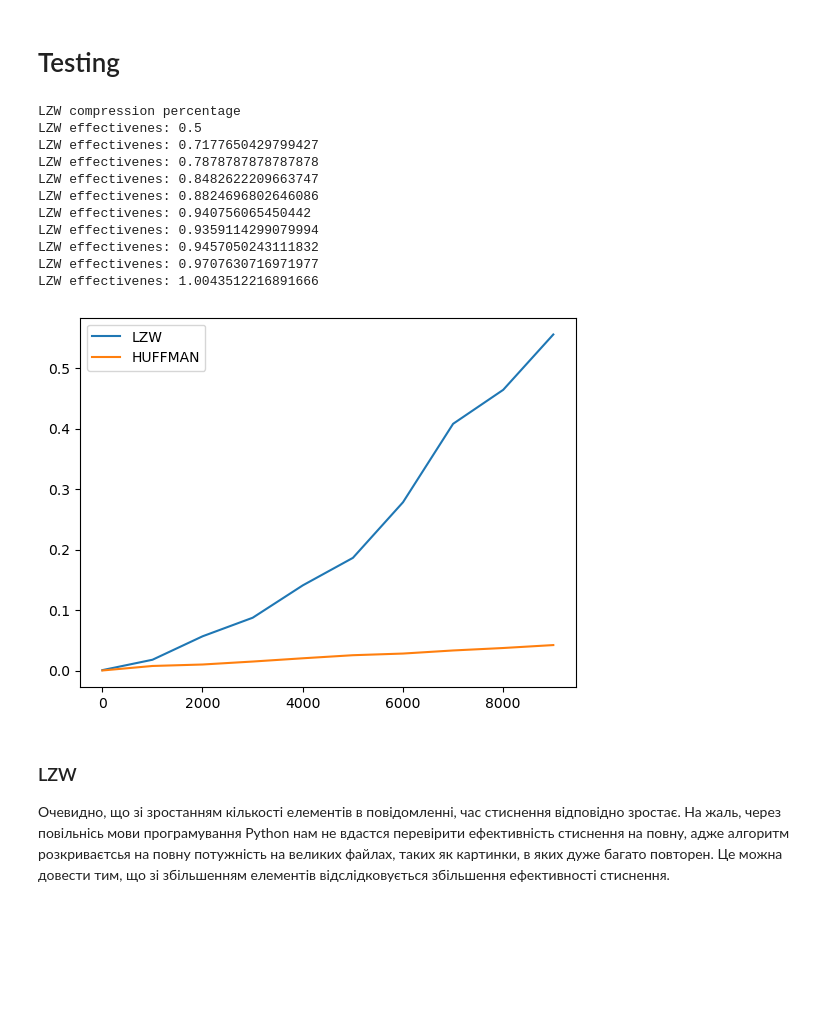
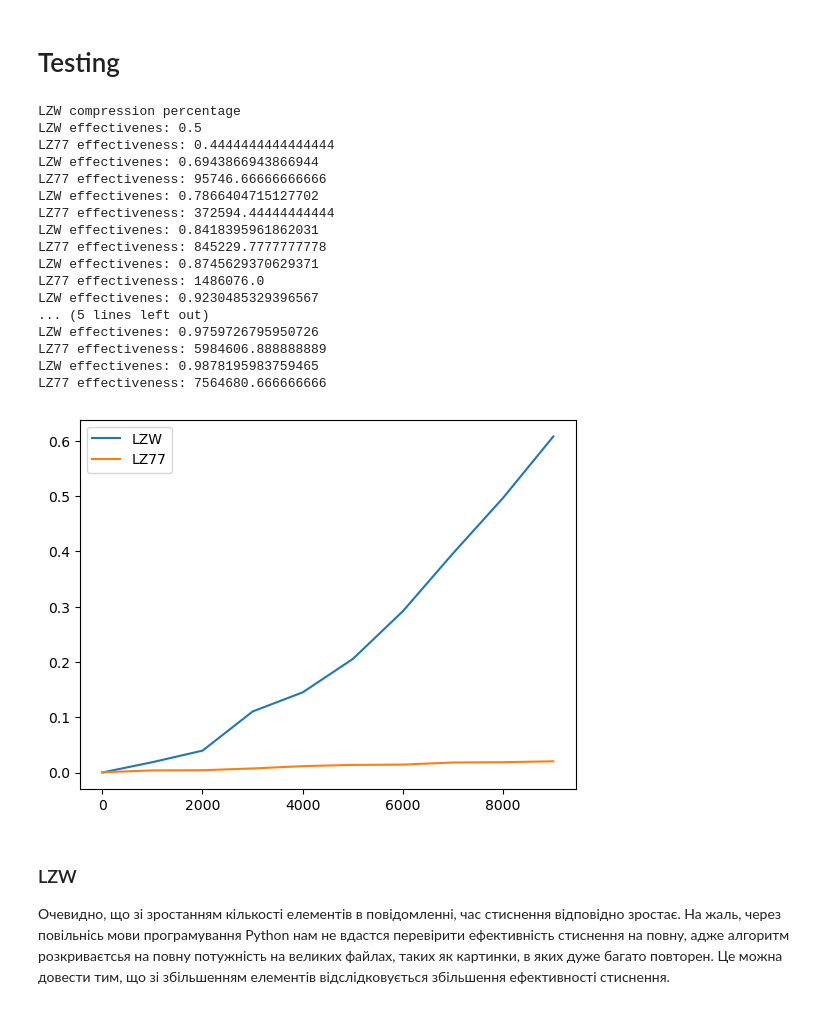
Before and after one commit to BlueSkyAndSomeCurses/sem_2_disc_lab_2, a Jupyter notebook: Lab2Template.ipynb, the cells around one changed output. Drawn from its saved outputs; the diff is of its cells as text; code cells hidden in the pictures; blank space fills up the shorter version.

```diff
--- a/Lab2Template.ipynb
+++ b/Lab2Template.ipynb
@@ -81,11 +81,3 @@ class Huffman:
                     curr_code = ""
                     break
         return decoded
-
-test = 'abracadabra'
-h = Huffman()
-tree = h.build_tree(test)
-tree
-codes = h.calculate_codes(tree)
-code = h.encode(test)
-h.decode(code,codes)
@@ -150,13 +140,3 @@ class LZW:
 # Алгоритм LZ77
 
 Потрібно заміряти розміри саме тексту, проте для роботи доцільно використовувати список тюплів, тому для зручності варто імплементувати додаткові алгоритми _text2list та _list2text
-# %%
-class LZ77:
-    def __init__(self, buffer_size: int):
-        pass
-
-    def encode(self, text: str) -> str:
-        pass
-
-    def decode(self, code: str) -> str:
-        pass
@@ -178,51 +206,61 @@ class Deflate:
 X = [i for i in lengths]
 Y_LZW = []
 Y_HUFFMAN = []
+Y_LZ77 = []
+
 
 beg = 1
 print("LZW compression percentage")
 for i in lengths:
 
     to_code = randomword(i)
     start = time()
     code, dict_ = LZW().encode(to_code)
     decoded = LZW().decode(code, dict_)
     Y_LZW.append(time()-start)
     assert to_code == decoded
 
     print("LZW effectivenes:",i / (len(code) + len(dict_)))
 
     start = time()
+    lz777 = LZ77(5)
+    encoded = lz777.encode(to_code)
+    decoded = lz777.decode(encoded)
+    Y_LZ77.append(time()-start)
+    assert decoded == to_code
 
-    h = Huffman()
-    codes = h.calculate_codes(tree)
-    code = h.encode(to_code)
-    decoded = h.decode(code,codes)
-    Y_HUFFMAN.append(time()-start)
-    assert to_code==decoded
+    print("LZ77 effectiveness:", i / 9*len(encoded))
+
 
 
 
 plt.plot(X, Y_LZW, label = "LZW")
-plt.plot(X, Y_HUFFMAN, label = "HUFFMAN")
+# plt.plot(X, Y_HUFFMAN, label = "HUFFMAN")
+plt.plot(X, Y_LZ77, label = "LZ77")
 plt.xlabel = "length of string"
 plt.ylabel = "time perfomance"
 
 plt.legend()
 plt.show()
 # %% [output]
 LZW compression percentage
 LZW effectivenes: 0.5
-LZW effectivenes: 0.7177650429799427
-LZW effectivenes: 0.7878787878787878
-LZW effectivenes: 0.8482622209663747
-LZW effectivenes: 0.8824696802646086
-LZW effectivenes: 0.940756065450442
-LZW effectivenes: 0.9359114299079994
-LZW effectivenes: 0.9457050243111832
-LZW effectivenes: 0.9707630716971977
-LZW effectivenes: 1.0043512216891666
+LZ77 effectiveness: 0.4444444444444444
+LZW effectivenes: 0.6943866943866944
+LZ77 effectiveness: 95746.66666666666
+LZW effectivenes: 0.7866404715127702
+LZ77 effectiveness: 372594.44444444444
+LZW effectivenes: 0.8418395961862031
+LZ77 effectiveness: 845229.7777777778
+LZW effectivenes: 0.8745629370629371
+LZ77 effectiveness: 1486076.0
+LZW effectivenes: 0.9230485329396567
+... (5 lines left out)
+LZW effectivenes: 0.9759726795950726
+LZ77 effectiveness: 5984606.888888889
+LZW effectivenes: 0.9878195983759465
+LZ77 effectiveness: 7564680.666666666
-[figure, old version]
+[figure, new version]
 # %% [markdown]
 ### LZW
 Очевидно, що зі зростанням кількості елементів в повідомленні, час стиснення відповідно зростає. На жаль, через повільнісь мови програмування Python нам не вдастся перевірити ефективність стиснення на повну, адже алгоритм розкриваєтсья на повну потужність на великих файлах, таких як картинки, в яких дуже багато повторен. Це можна довести тим, що зі збільшенням елементів відслідковується збільшення ефективності стиснення.
```
Also changed, not shown: parts of 4 cells of this notebook, 1 other file.
